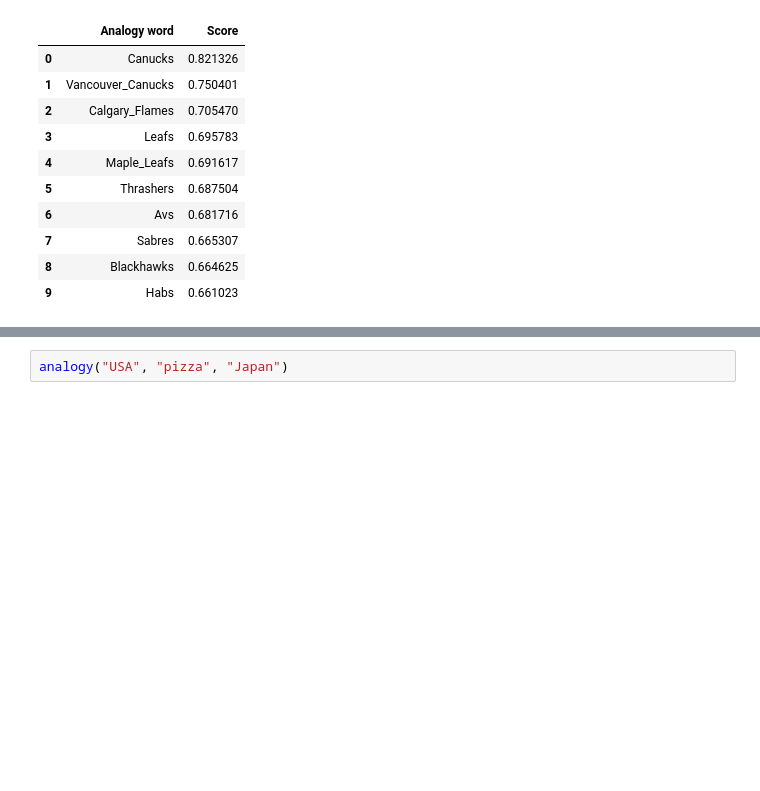
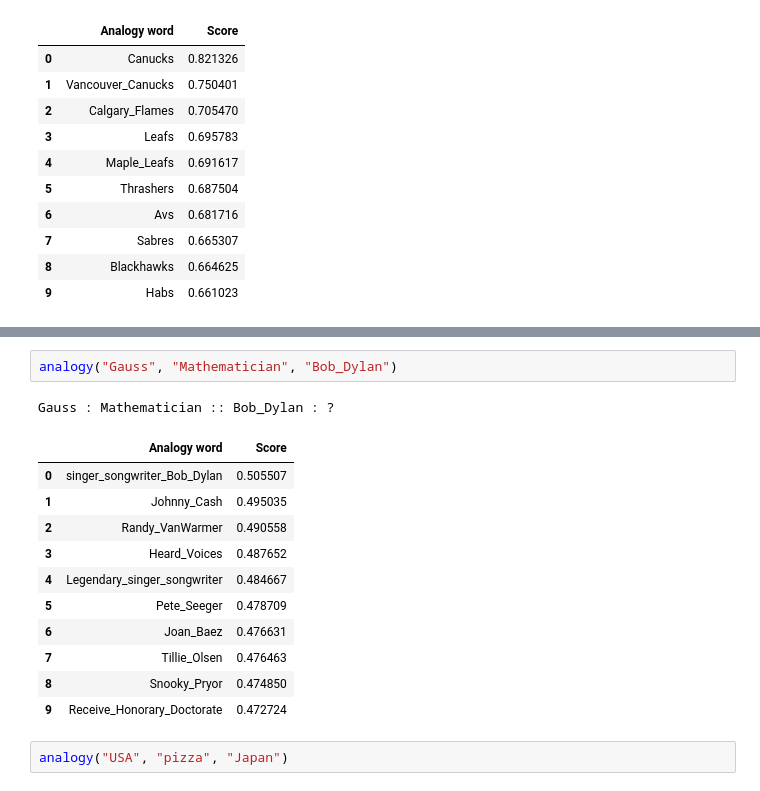
Before and after one commit to UBC-CS/cpsc330-2023W1, a Jupyter notebook: lectures/17_natural-language-processing.ipynb, the cells around one changed output, grey strips where cells are left out. Drawn from its saved outputs; the diff is of its cells as text; blank space fills up the shorter version.

```diff
--- a/lectures/17_natural-language-processing.ipynb
+++ b/lectures/17_natural-language-processing.ipynb
@@ -816,3 +833,18 @@ Montreal : Canadiens :: Vancouver : ?
+# %%
+analogy("Gauss", "Mathematician", "Bob_Dylan")
+# %% [output]
+Gauss : Mathematician :: Bob_Dylan : ?
+|  | Analogy word | Score |
+| 0 | singer_songwriter_Bob_Dylan | 0.505507 |
+| 1 | Johnny_Cash | 0.495035 |
+| 2 | Randy_VanWarmer | 0.490558 |
+| 3 | Heard_Voices | 0.487652 |
+| 4 | Legendary_singer_songwriter | 0.484667 |
+| 5 | Pete_Seeger | 0.478709 |
+| 6 | Joan_Baez | 0.476631 |
+| 7 | Tillie_Olsen | 0.476463 |
+| 8 | Snooky_Pryor | 0.474850 |
+| 9 | Receive_Honorary_Doctorate | 0.472724 |
 # %%
 analogy("USA", "pizza", "Japan")
 # %% [output]
```
Also changed, not shown: parts of 25 cells of this notebook.
